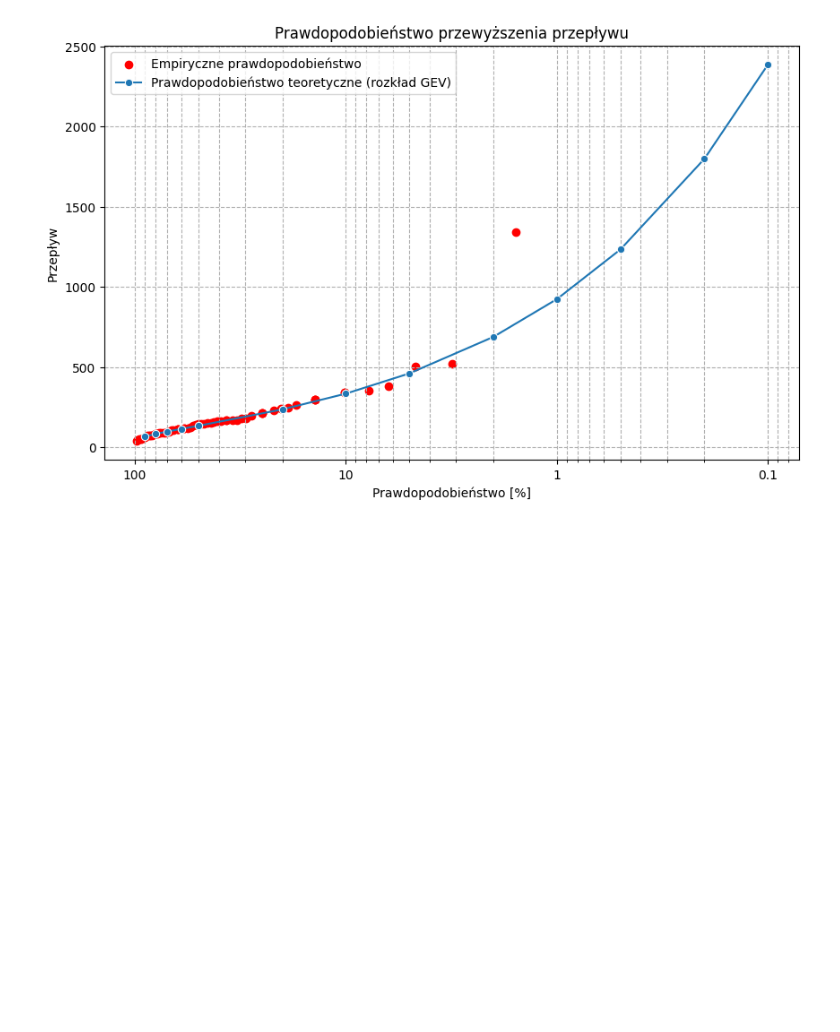
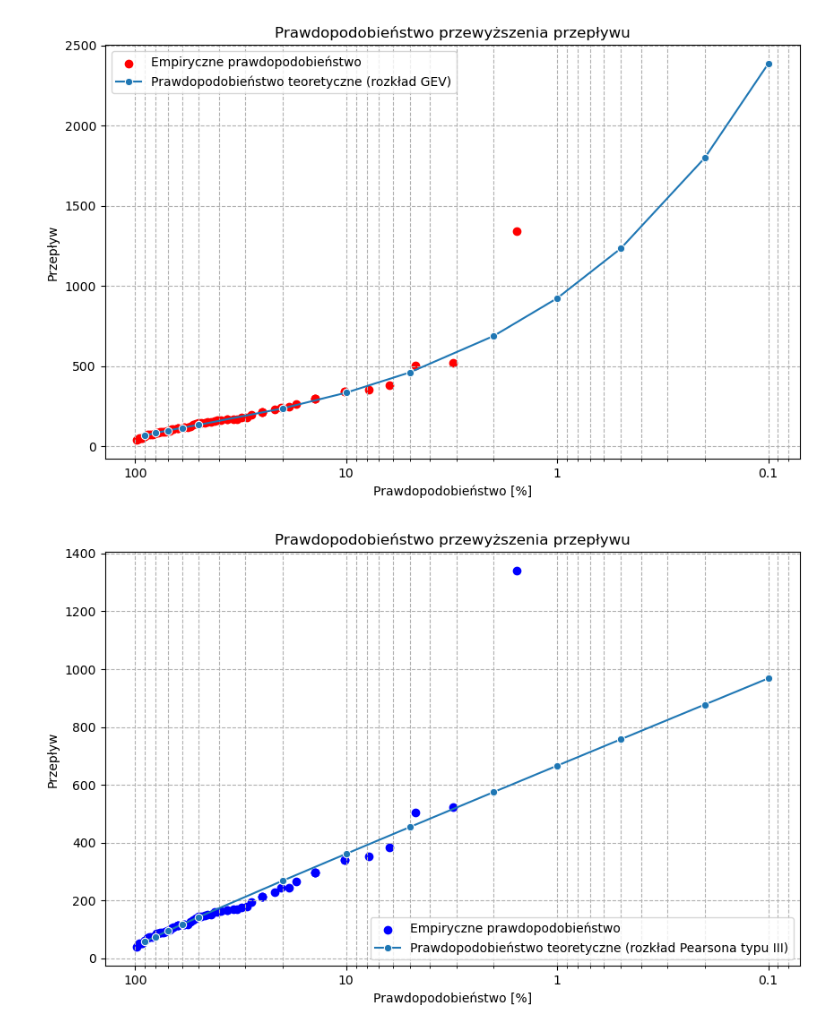
Before and after one commit to Daldek/IMGWTools, a Jupyter notebook: Notebooks/Stats.ipynb, the cells around one changed output. Drawn from its saved outputs; the diff is of its cells as text; code cells hidden in the pictures; blank space fills up the shorter version.

Commit message:
Pearson III

```diff
--- a/Notebooks/Stats.ipynb
+++ b/Notebooks/Stats.ipynb
@@ -55,3 +55,8 @@ gen_extreme_analysis = GenExtremeAnalysis(df)
 gen_extreme_analysis.plot()
 # %% [output]
 [figure]
+# %%
+pearson_III_analysis = PearsonIIIAnalysis(df)
+pearson_III_analysis.plot()
+# %% [output]
+[figure, added]
```
Also changed, not shown: 1 other file.
